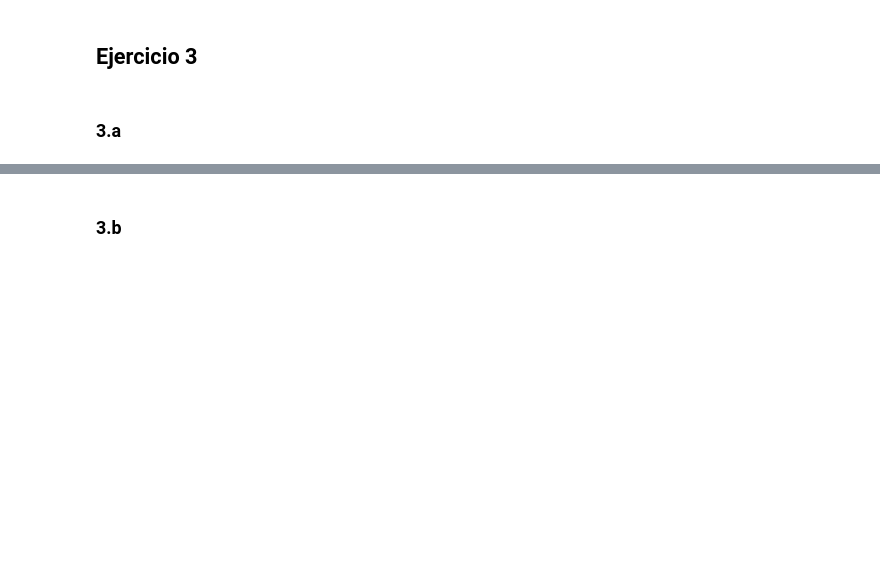
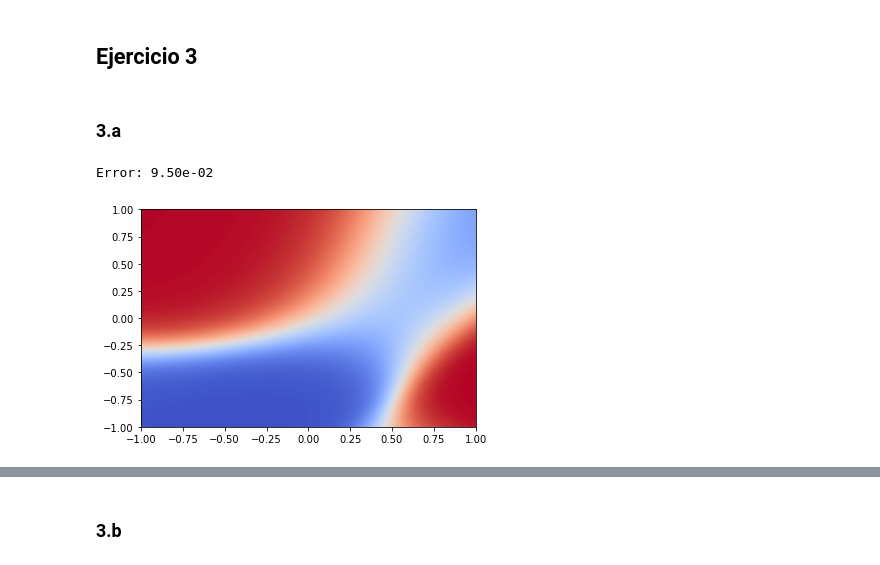
Before and after one commit to Natu17/TPs_SIA, a Jupyter notebook: TP3/TP3.ipynb, the cells around one changed output, grey strips where cells are left out. Drawn from its saved outputs; the diff is of its cells as text; code cells hidden in the pictures; blank space fills up the shorter version.

```diff
--- a/TP3/TP3.ipynb
+++ b/TP3/TP3.ipynb
@@ -133,25 +149,30 @@ x = np.linspace(-lim, lim, size)
 y = np.linspace(-lim, lim, size)
 sample = [[i, j] for i in x for j in y]
 
+
 def plot(network):
-  img = np.zeros((size, size))
-  for i in range(size):
-      for j in range(size):
-          img[i][j] = network.feedforward([x[i], y[j]])[0]
+    img = np.zeros((size, size))
+    for i in range(size):
+        for j in range(size):
+            img[i][j] = network.feedforward([x[i], y[j]])[0]
 
-  plt.pcolormesh(x, y, img, vmin=-1, vmax=1, shading='gouraud' ,cmap="coolwarm")
+    plt.pcolormesh(x, y, img, vmin=-1, vmax=1,
+                   shading='gouraud', cmap="coolwarm")
 # %%
 dataset = [
     [[-1, -1], [-1]],
     [[-1, 1], [1]],
     [[1, -1], [1]],
     [[1, 1], [-1]]
 ]
 
 network = Network(structure=(
     [2, 3, 2, 1]), activation='tanh', seed=17, args={'b': 1})
-network.train(dataset, learning_rate=0.1, target_error=0.01, momentum=0.9)
+network.train(dataset, learning_rate=0.1, target_error=0.1, momentum=0.9)
 print("Error: {:.2e}".format(network.error(dataset)))
 plot(network)
+# %% [output]
+Error: 9.50e-02
+[figure, added]
 # %%
 plt.figure("Error vs epoch")
```
Also changed, not shown: parts of 15 cells of this notebook, 1 other file.
